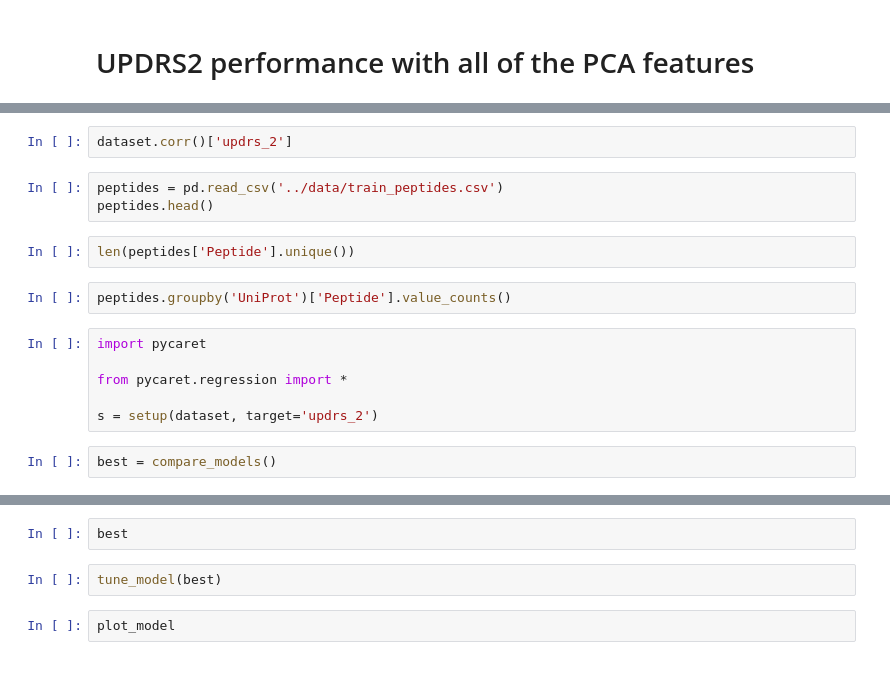
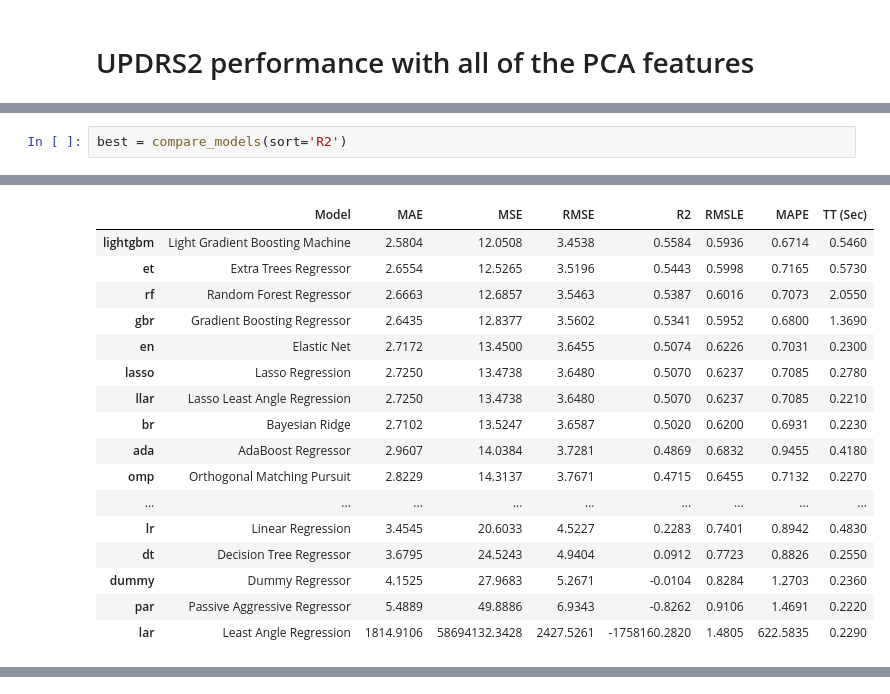
Before and after one commit to prithvidasgupta/si-618-parkinson-prediction, a Jupyter notebook: rough_work/featured_proteins.ipynb, the cells around one changed output, grey strips where cells are left out. Drawn from its saved outputs; the diff is of its cells as text.

Commit message:
all individual models

```diff
--- a/rough_work/featured_proteins.ipynb
+++ b/rough_work/featured_proteins.ipynb
@@ -349,17 +299,3 @@ sns.scatterplot(x=Y_test, y=output_list)
-# %%
-dataset.corr()['updrs_2']
-# %%
-peptides = pd.read_csv('../data/train_peptides.csv')
-peptides.head()
-# %%
-len(peptides['Peptide'].unique())
-# %%
-peptides.groupby('UniProt')['Peptide'].value_counts()
-# %%
-import pycaret
-
-from pycaret.regression import *
-
-s = setup(dataset, target='updrs_2')
 # %%
-best = compare_models()
+best = compare_models(sort='R2')
+# %% [output]
@@ -365,0 +303,17 @@ best = compare_models()
+|  | Model | MAE | MSE | RMSE | R2 | RMSLE | MAPE | TT (Sec) |
+| lightgbm | Light Gradient Boosting Machine | 2.5804 | 12.0508 | 3.4538 | 0.5584 | 0.5936 | 0.6714 | 0.5460 |
+| et | Extra Trees Regressor | 2.6554 | 12.5265 | 3.5196 | 0.5443 | 0.5998 | 0.7165 | 0.5730 |
+| rf | Random Forest Regressor | 2.6663 | 12.6857 | 3.5463 | 0.5387 | 0.6016 | 0.7073 | 2.0550 |
+| gbr | Gradient Boosting Regressor | 2.6435 | 12.8377 | 3.5602 | 0.5341 | 0.5952 | 0.6800 | 1.3690 |
+| en | Elastic Net | 2.7172 | 13.4500 | 3.6455 | 0.5074 | 0.6226 | 0.7031 | 0.2300 |
+| lasso | Lasso Regression | 2.7250 | 13.4738 | 3.6480 | 0.5070 | 0.6237 | 0.7085 | 0.2780 |
+| llar | Lasso Least Angle Regression | 2.7250 | 13.4738 | 3.6480 | 0.5070 | 0.6237 | 0.7085 | 0.2210 |
+| br | Bayesian Ridge | 2.7102 | 13.5247 | 3.6587 | 0.5020 | 0.6200 | 0.6931 | 0.2230 |
+| ada | AdaBoost Regressor | 2.9607 | 14.0384 | 3.7281 | 0.4869 | 0.6832 | 0.9455 | 0.4180 |
+| omp | Orthogonal Matching Pursuit | 2.8229 | 14.3137 | 3.7671 | 0.4715 | 0.6455 | 0.7132 | 0.2270 |
+| ... | ... | ... | ... | ... | ... | ... | ... | ... |
+| lr | Linear Regression | 3.4545 | 20.6033 | 4.5227 | 0.2283 | 0.7401 | 0.8942 | 0.4830 |
+| dt | Decision Tree Regressor | 3.6795 | 24.5243 | 4.9404 | 0.0912 | 0.7723 | 0.8826 | 0.2550 |
+| dummy | Dummy Regressor | 4.1525 | 27.9683 | 5.2671 | -0.0104 | 0.8284 | 1.2703 | 0.2360 |
+| par | Passive Aggressive Regressor | 5.4889 | 49.8886 | 6.9343 | -0.8262 | 0.9106 | 1.4691 | 0.2220 |
+| lar | Least Angle Regression | 1814.9106 | 58694132.3428 | 2427.5261 | -1758160.2820 | 1.4805 | 622.5835 | 0.2290 |
@@ -366,6 +320,0 @@ best = compare_models()
-# %%
-best
-# %%
-tune_model(best)
-# %%
-plot_model
```
Also changed, not shown: parts of 45 cells of this notebook.
